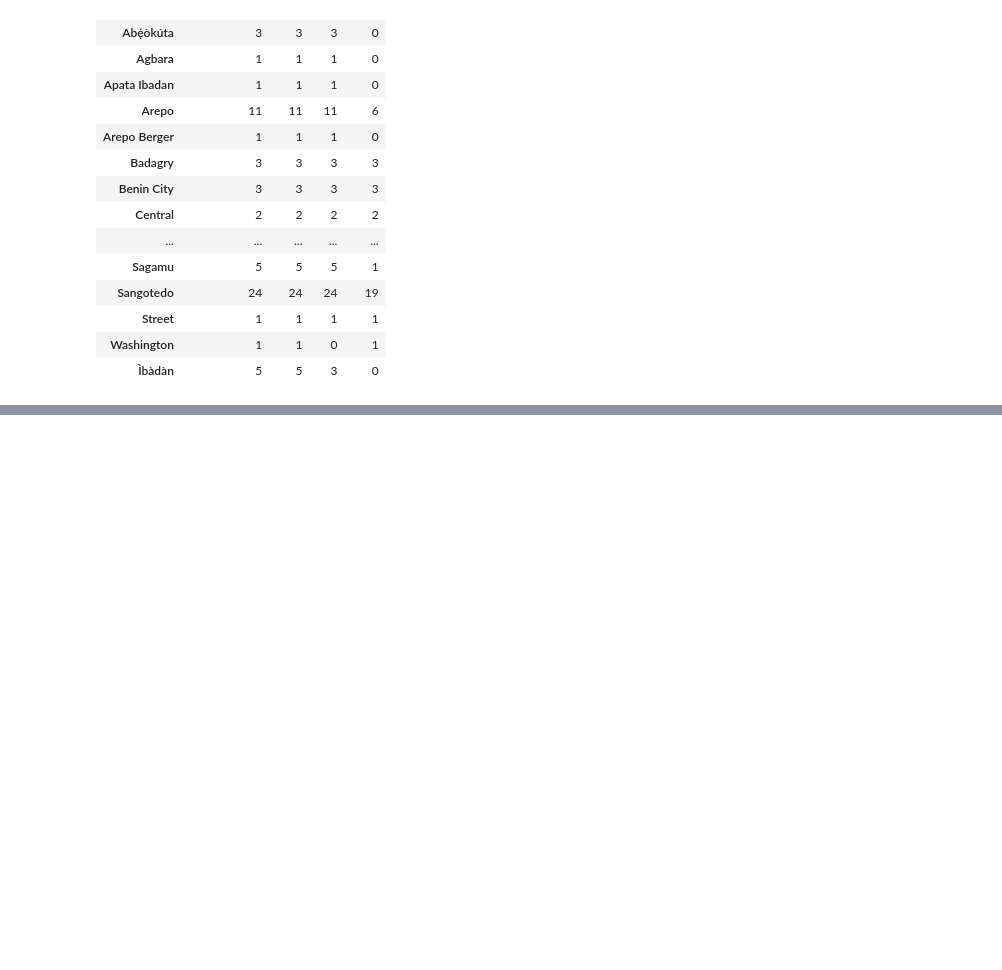
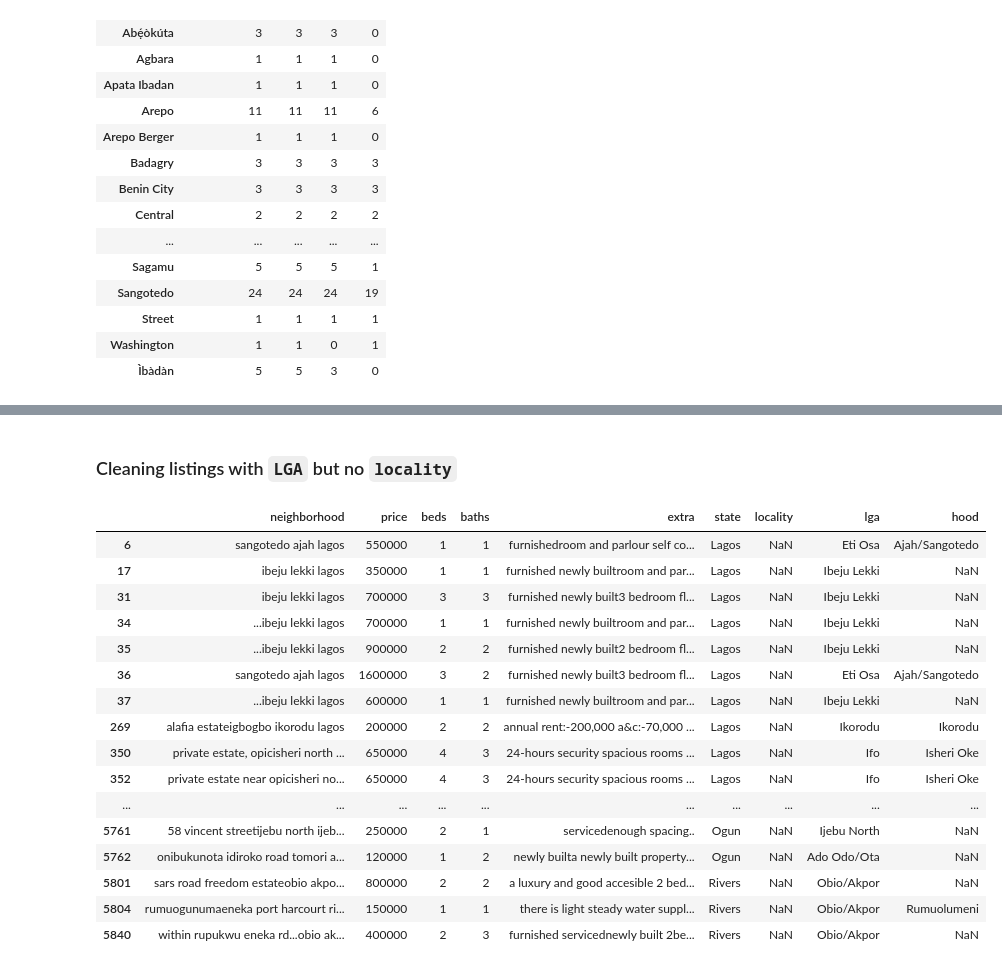
Before and after one commit to stevenkolawole/house_rent_pricing_app, a Jupyter notebook: final_cleaning&feat_extraction.ipynb, the cells around one changed output, grey strips where cells are left out. Cells and saved outputs as stored; diff of their text form; code cells hidden in the pictures; blank space fills up the shorter version.

```diff
--- a/final_cleaning&feat_extraction.ipynb
+++ b/final_cleaning&feat_extraction.ipynb
@@ -65,0 +165,2 @@ data.groupby('locality')[['neighborhood', 'state', 'lga', 'hood']].count()
+# %%
+data.loc[(data.lga.isna()) & (data.hood.str.fullmatch('Ojo') | data.hood.str.fullmatch('Alimosho')), 'lga'] = data.hood
@@ -65,0 +172,22 @@ data.groupby('locality')[['neighborhood', 'state', 'lga', 'hood']].count()
+# %% [markdown]
+### Cleaning listings with `LGA` but no `locality`
+# %%
+data[data.locality.isna()]
+# %% [output]
+|  | neighborhood | price | beds | baths | extra | state | locality | lga | hood |
+| 6 | sangotedo ajah lagos | 550000 | 1 | 1 | furnishedroom and parlour self co... | Lagos | NaN | Eti Osa | Ajah/Sangotedo |
+| 17 | ibeju lekki lagos | 350000 | 1 | 1 | furnished newly builtroom and par... | Lagos | NaN | Ibeju Lekki | NaN |
+| 31 | ibeju lekki lagos | 700000 | 3 | 3 | furnished newly built3 bedroom fl... | Lagos | NaN | Ibeju Lekki | NaN |
+| 34 | ...ibeju lekki lagos | 700000 | 1 | 1 | furnished newly builtroom and par... | Lagos | NaN | Ibeju Lekki | NaN |
+| 35 | ...ibeju lekki lagos | 900000 | 2 | 2 | furnished newly built2 bedroom fl... | Lagos | NaN | Ibeju Lekki | NaN |
+| 36 | sangotedo ajah lagos | 1600000 | 3 | 2 | furnished newly built3 bedroom fl... | Lagos | NaN | Eti Osa | Ajah/Sangotedo |
+| 37 | ...ibeju lekki lagos | 600000 | 1 | 1 | furnished newly builtroom and par... | Lagos | NaN | Ibeju Lekki | NaN |
+| 269 | alafia estateigbogbo ikorodu lagos | 200000 | 2 | 2 | annual rent:-200,000 a&c:-70,000 ... | Lagos | NaN | Ikorodu | Ikorodu |
+| 350 | private estate, opicisheri north ... | 650000 | 4 | 3 | 24-hours security spacious rooms ... | Lagos | NaN | Ifo | Isheri Oke |
+| 352 | private estate near opicisheri no... | 650000 | 4 | 3 | 24-hours security spacious rooms ... | Lagos | NaN | Ifo | Isheri Oke |
+| ... | ... | ... | ... | ... | ... | ... | ... | ... | ... |
+| 5761 | 58 vincent streetijebu north ijeb... | 250000 | 2 | 1 | servicedenough spacing.. | Ogun | NaN | Ijebu North | NaN |
+| 5762 | onibukunota idiroko road tomori a... | 120000 | 1 | 2 | newly builta newly built property... | Ogun | NaN | Ado Odo/Ota | NaN |
+| 5801 | sars road freedom estateobio akpo... | 800000 | 2 | 2 | a luxury and good accesible 2 bed... | Rivers | NaN | Obio/Akpor | NaN |
+| 5804 | rumuogunumaeneka port harcourt ri... | 150000 | 1 | 1 | there is light steady water suppl... | Rivers | NaN | Obio/Akpor | Rumuolumeni |
+| 5840 | within rupukwu eneka rd...obio ak... | 400000 | 2 | 3 | furnished servicednewly built 2be... | Rivers | NaN | Obio/Akpor | NaN |
```
Also changed, not shown: parts of 26 cells of this notebook.
